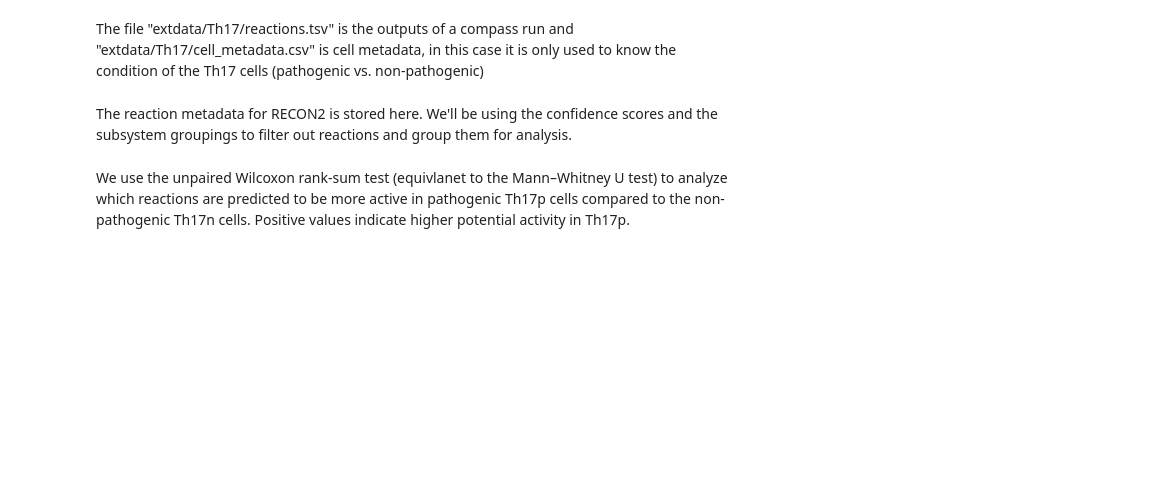
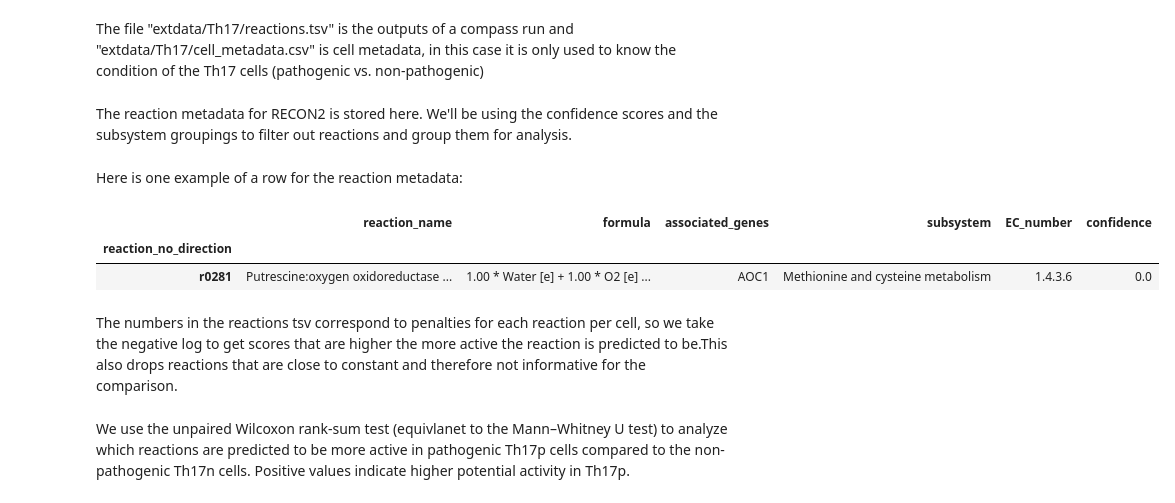
Before and after one commit to YosefLab/Compass, a Jupyter notebook: analysis/Demo.ipynb, the cells around one changed output. Saved outputs shown, nothing was run; the diff lists cells and outputs as text; code cells hidden in the pictures; blank space fills up the shorter version.

```diff
--- a/analysis/Demo.ipynb
+++ b/analysis/Demo.ipynb
@@ -30,6 +29,14 @@ Th17n_cells = cell_metadata.index[cell_metadata['cell_type'] == 'Th17n']
 The reaction metadata for RECON2 is stored here. We'll be using the confidence scores and the subsystem groupings to filter out reactions and group them for analysis.
 # %%
 reaction_metadata = pd.read_csv("extdata/RECON2/reaction_metadata.csv", index_col = 0)
+# %% [markdown]
+Here is one example of a row for the reaction metadata:
+# %%
+reaction_metadata.loc[['r0281']]
+# %% [output]
+|  | reaction_name | formula | associated_genes | subsystem | EC_number | confidence |
+| reaction_no_direction |  |  |  |  |  |  |
+| r0281 | Putrescine:oxygen oxidoreductase ... | 1.00 * Water [e] + 1.00 * O2 [e] ... | AOC1 | Methionine and cysteine metabolism | 1.4.3.6 | 0.0 |
 # %%
 def cohens_d(x, y):
     pooled_std = np.sqrt(((len(x)-1) * np.var(x, ddof=1)
@@ -64,3 +69,5 @@ The numbers in the reactions tsv correspond to penalties for each reaction per c
+# %% [markdown]
+The numbers in the reactions tsv correspond to penalties for each reaction per cell, so we take the negative log to get scores that are higher the more active the reaction is predicted to be.This also drops reactions that are close to constant and therefore not informative for the comparison.
 # %%
 reaction_consistencies = get_reaction_consistencies(reactions)
 # %% [markdown]
```
Also changed, not shown: parts of 4 cells of this notebook, 7 other files.
